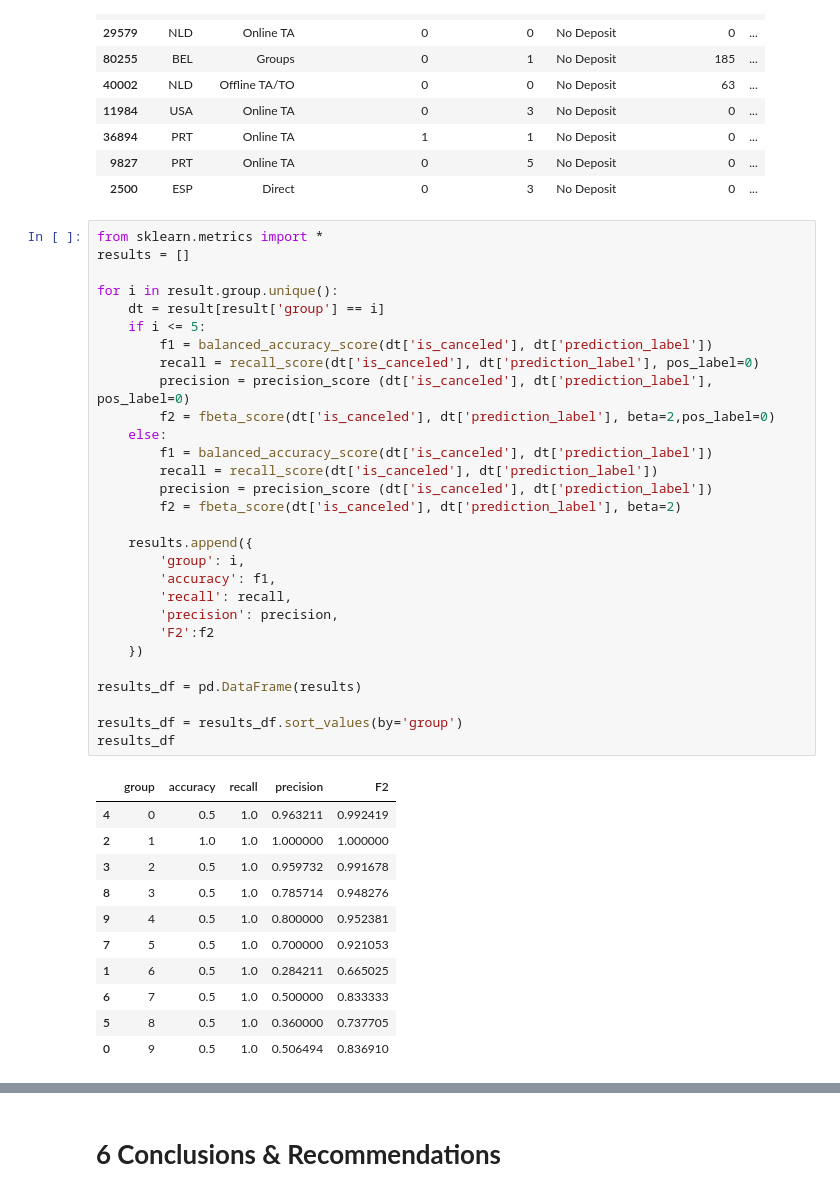
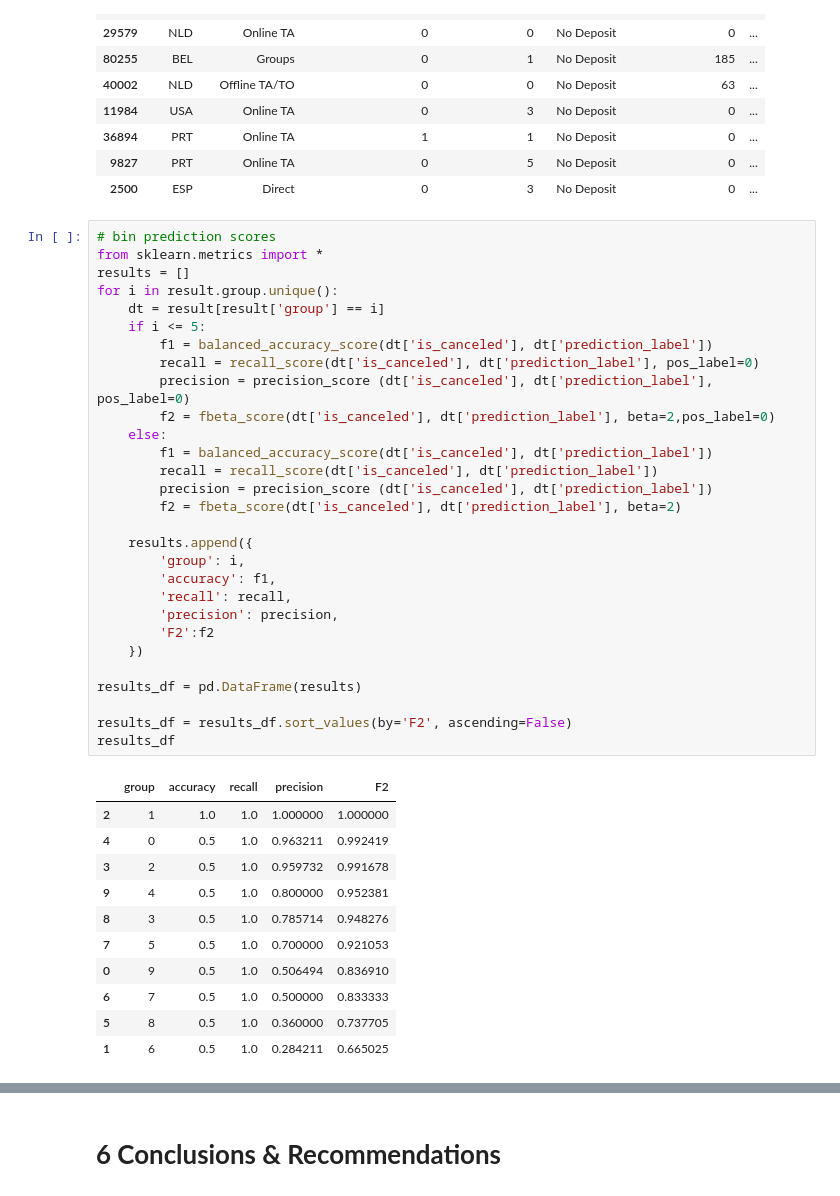
Before and after one commit to LingAdeu/hotel-booking-cancelation-prediction, a Jupyter notebook: notebook/notebook.ipynb, the cells around one changed output, grey strips where cells are left out. Cells and saved outputs as stored; diff of their text form.

```diff
--- a/notebook/notebook.ipynb
+++ b/notebook/notebook.ipynb
@@ -2416,44 +2406,44 @@ result.head(10)
 | 9827 | PRT | Online TA | 0 | 5 | No Deposit | 0 | ... |
 | 2500 | ESP | Direct | 0 | 3 | No Deposit | 0 | ... |
 # %%
+# bin prediction scores
 from sklearn.metrics import *
 results = []
-
 for i in result.group.unique():
     dt = result[result['group'] == i]
     if i <= 5:
         f1 = balanced_accuracy_score(dt['is_canceled'], dt['prediction_label'])
         recall = recall_score(dt['is_canceled'], dt['prediction_label'], pos_label=0)
         precision = precision_score (dt['is_canceled'], dt['prediction_label'], pos_label=0)
         f2 = fbeta_score(dt['is_canceled'], dt['prediction_label'], beta=2,pos_label=0)
     else:
         f1 = balanced_accuracy_score(dt['is_canceled'], dt['prediction_label'])
         recall = recall_score(dt['is_canceled'], dt['prediction_label'])
         precision = precision_score (dt['is_canceled'], dt['prediction_label'])
         f2 = fbeta_score(dt['is_canceled'], dt['prediction_label'], beta=2)
 
     results.append({
         'group': i,
         'accuracy': f1,
         'recall': recall,
         'precision': precision,
         'F2':f2
     })
 
 results_df = pd.DataFrame(results)
 
-results_df = results_df.sort_values(by='group')
+results_df = results_df.sort_values(by='F2', ascending=False)
 results_df
 # %% [output]
 |  | group | accuracy | recall | precision | F2 |
+| 2 | 1 | 1.0 | 1.0 | 1.000000 | 1.000000 |
 | 4 | 0 | 0.5 | 1.0 | 0.963211 | 0.992419 |
-| 2 | 1 | 1.0 | 1.0 | 1.000000 | 1.000000 |
 | 3 | 2 | 0.5 | 1.0 | 0.959732 | 0.991678 |
+| 9 | 4 | 0.5 | 1.0 | 0.800000 | 0.952381 |
 | 8 | 3 | 0.5 | 1.0 | 0.785714 | 0.948276 |
-| 9 | 4 | 0.5 | 1.0 | 0.800000 | 0.952381 |
 | 7 | 5 | 0.5 | 1.0 | 0.700000 | 0.921053 |
-| 1 | 6 | 0.5 | 1.0 | 0.284211 | 0.665025 |
+| 0 | 9 | 0.5 | 1.0 | 0.506494 | 0.836910 |
 | 6 | 7 | 0.5 | 1.0 | 0.500000 | 0.833333 |
 | 5 | 8 | 0.5 | 1.0 | 0.360000 | 0.737705 |
-| 0 | 9 | 0.5 | 1.0 | 0.506494 | 0.836910 |
+| 1 | 6 | 0.5 | 1.0 | 0.284211 | 0.665025 |
 # %%
```
Also changed, not shown: parts of 21 cells of this notebook, 1 other file.
